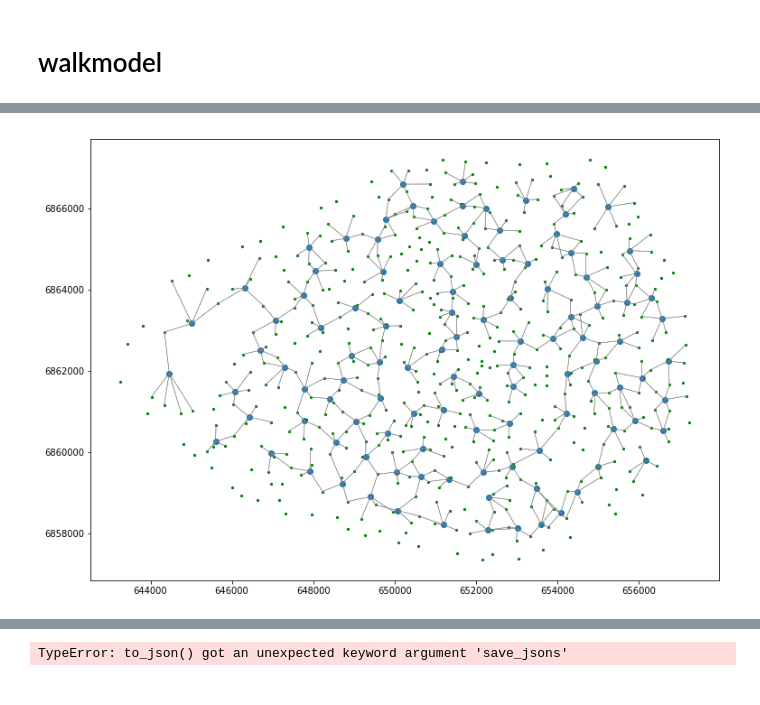
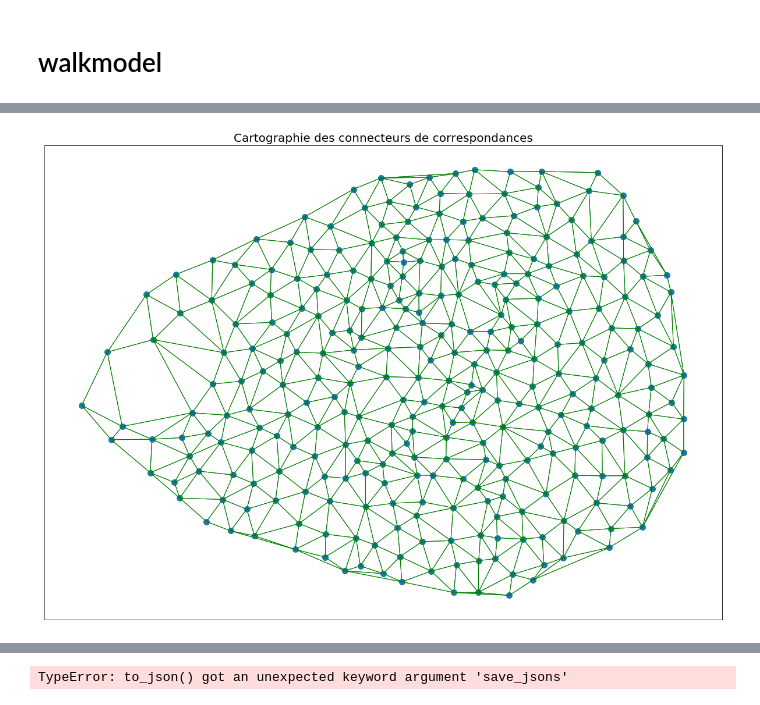
Before and after one commit to qchasserieau/paris, a Jupyter notebook: notebooks/preparation/70_walkmodel.ipynb, the cells around one changed output, grey strips where cells are left out. Drawn from its saved outputs; the diff is of its cells as text; code cells hidden in the pictures.

```diff
--- a/notebooks/preparation/70_walkmodel.ipynb
+++ b/notebooks/preparation/70_walkmodel.ipynb
@@ -35,3 +56,17 @@ plot = sm.plot(
+# %%
+sm.preparation_footpaths(max_length=2000)
+plot = sm.plot(
+    'footpaths', color='green', linewidth=1,
+    ax=sm.plot('nodes', markersize=100,
+              ax=sm.plot('zones',alpha=0, figsize=[25, 15]))
+)
+plot.set_xticks([])
+plot.set_yticks([])
+plot.set_title("Cartographie des connecteurs de correspondances", fontsize=20)
+fig = plot.get_figure()
+fig.savefig('walkmodel_a.png')
+# %% [output]
+[figure, added]
 # %%
 threshold = 200
 sm.preparation_ntlegs(
@@ -43,10 +79 @@ sm.preparation_ntlegs(
 )
-# %%
-plot = sm.plot(
-    'zone_to_transit', color='grey', linewidth=0.5,
-    ax=sm.plot('nodes', color='green', markersize=5,
-        ax=sm.plot('centroids', figsize=[16, 9])
-    )
-)
-# %% [output]
-[figure, removed]
```
Also changed, not shown: parts of 9 cells of this notebook, 38 other files.
